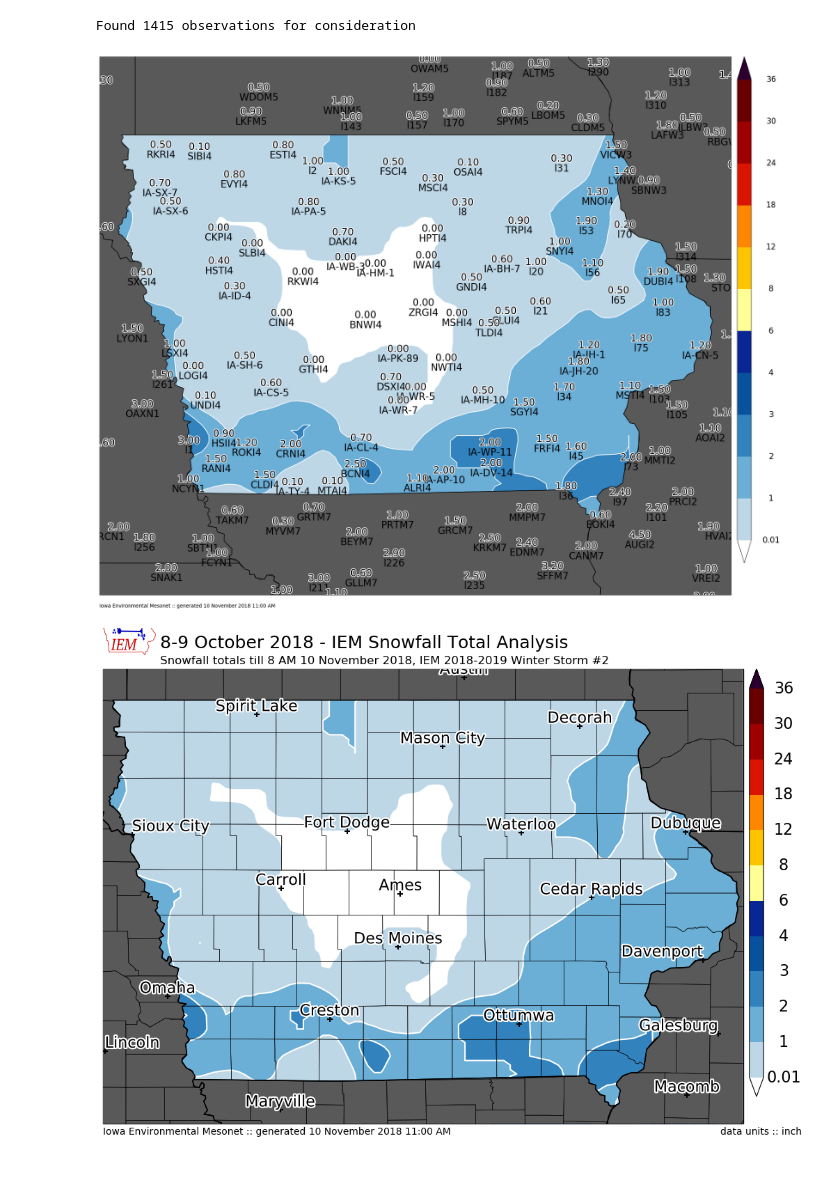
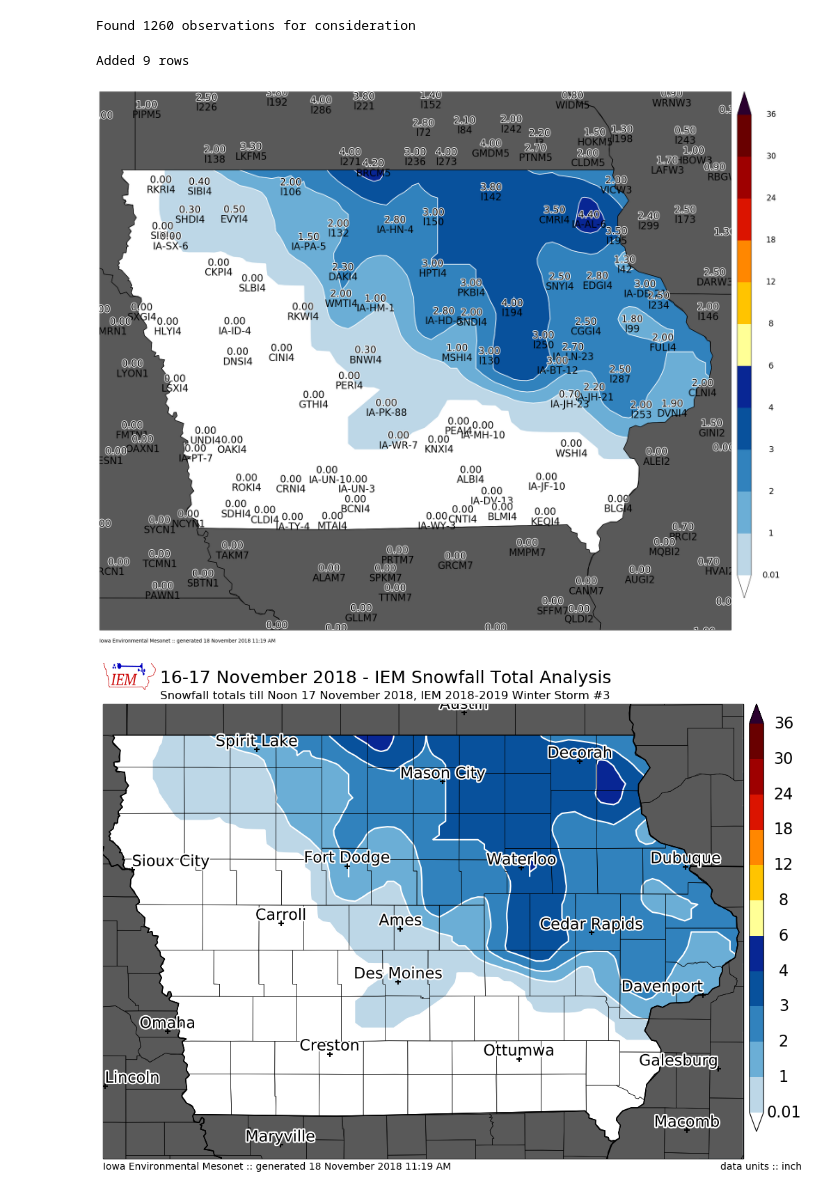
Before and after one commit to akrherz/DEV, a Jupyter notebook: coop/feature_snowfall_analysis.ipynb, the cells around one changed output. Saved outputs shown, nothing was run; the diff lists cells and outputs as text; code cells hidden in the pictures.

Commit message:
18-19 snowfall number 3

```diff
--- a/coop/feature_snowfall_analysis.ipynb
+++ b/coop/feature_snowfall_analysis.ipynb
@@ -1,7 +1,7 @@
 # %%
 ####################
 # vvvvvvvvvvvvvvvvvvvvvvvvv
-STORM_NUMBER = 2
+STORM_NUMBER = 3
 SEASON = "1819"
 # ^^^^^^^^^^^^^^^^^^^^^^^^^
 ####################
@@ -66,9 +66,9 @@ def get_coop(dates):
     IEM.close()
     return data
 
-crows = get_coop( ['2018-11-09', '2018-11-10'] )
-sts = utc(2018, 11, 9, 0)
-ets = utc(2018, 11, 25, 12, 0)
+crows = get_coop( ['2018-11-16', '2018-11-17'] )
+sts = utc(2018, 11, 16, 0)
+ets = utc(2018, 11, 17, 18, 0)
 lrows = get_lsrs(sts, ets)
 
 prows = []
@@ -85,7 +85,7 @@ df = pd.DataFrame(crows + lrows + prows)
 df.sort_values(by='val', ascending=False, inplace=True)
 print("Found %s observations for consideration" % (len(df.index), ))
 # %% [output]
-Found 1415 observations for consideration
+Found 1260 observations for consideration
 # %%
 # Now we filter the DataFrame
 radii = [0.4, 0.6, 0.9]  # decimal degrees
@@ -115,15 +115,15 @@ if len(newrows) > 0:
     print("Added %s rows" % (len(newrows), ))
     df = df.append(newrows)
 df.set_index('label', inplace=True)
+# %% [output]
+Added 9 rows
 # %%
-cull = ['CLII4', 'IA-CW-2', 'IA-CF-2']
+cull = ['l45', 'l282', 'AUBN1']
 if cull:
     df.at[cull, 'useme'] = False
 
-hardcode = [['IA-BH-7', 0.6],
-            ['SIBI4', 0.1],
-            ['UNDI4', 0.1],
-            ['EVYI4', 0.8]
+hardcode = [['IA-HM-1', 1.],
+            ['l106', 2.],
            ]
 for sid, val in hardcode:
     df.at[sid, 'val'] = val
@@ -143,19 +143,19 @@ np.save("%s_events/%s_%s.npy" % (SEASON, SEASON, STORM_NUMBER), vals)
 m.plot_values(df2['lon'], df2['lat'], df2['val'], '%.2f', labels=df2.index.values, textsize=20,
               labeltextsize=20, labelbuffer=0)
 # %% [output]
-[figure, old version]
+[figure, new version]
 # %%
 # now we are ready to plot!
 
 m = MapPlot(sector='iowa',
-            title='8-9 October 2018 - IEM Snowfall Total Analysis',
-            subtitle=("Snowfall totals till 8 AM 10 November 2018, "
+            title='16-17 November 2018 - IEM Snowfall Total Analysis',
+            subtitle=("Snowfall totals till Noon 17 November 2018, "
                       "IEM 2018-2019 Winter Storm #%s") % (STORM_NUMBER, ))
 m.contourf(df2.lon.values, df2.lat.values, df2.val.values, clevs, cmap=cmap,
           units='inch')
 #m.plot_values(np.array(df2.lon), np.array(df2.lat), np.array(df2.val), '%.2f')
 m.drawcounties()
 m.drawcities()
-m.postprocess(filename='181110.png')
+m.postprocess(filename='181118.png')
 # %% [output]
-[figure, old version]
+[figure, new version]
```
Also changed, not shown: 1 other file.
